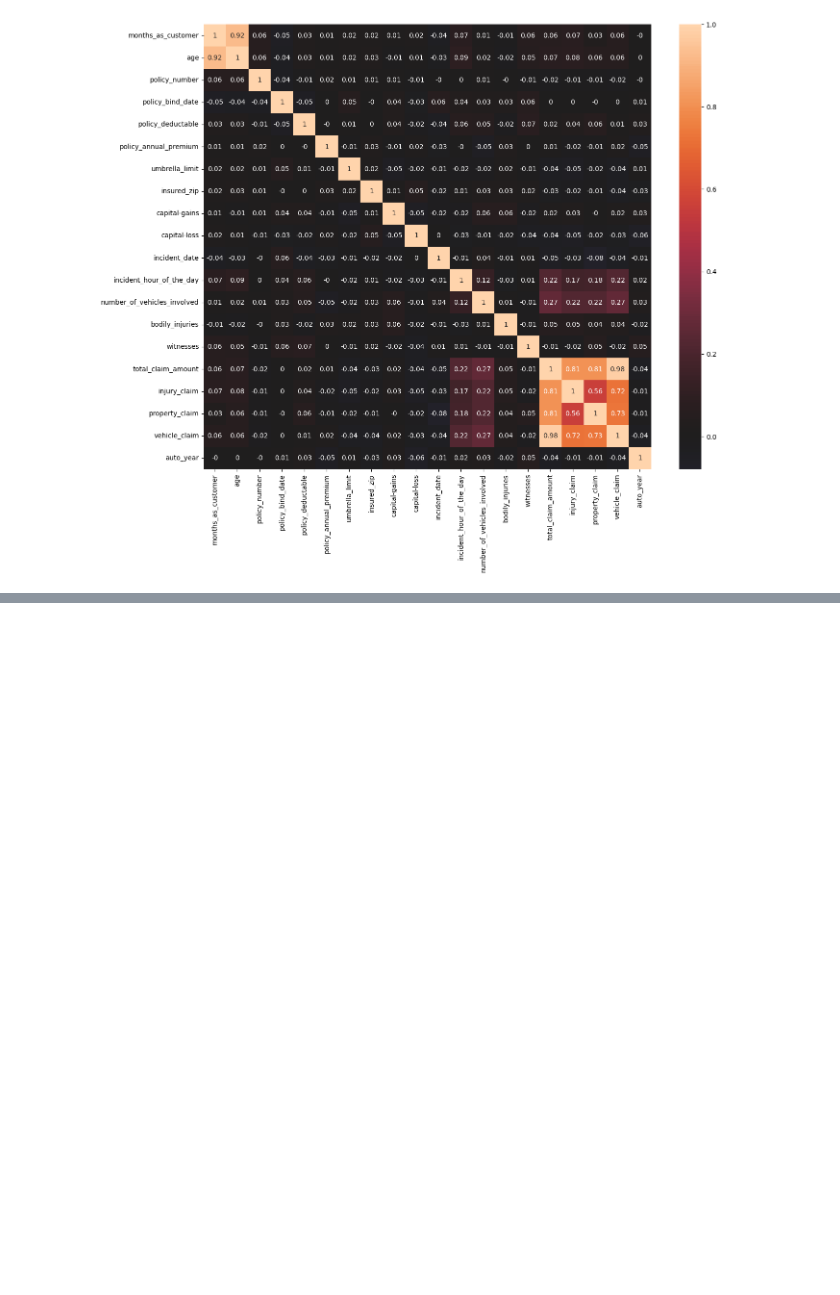
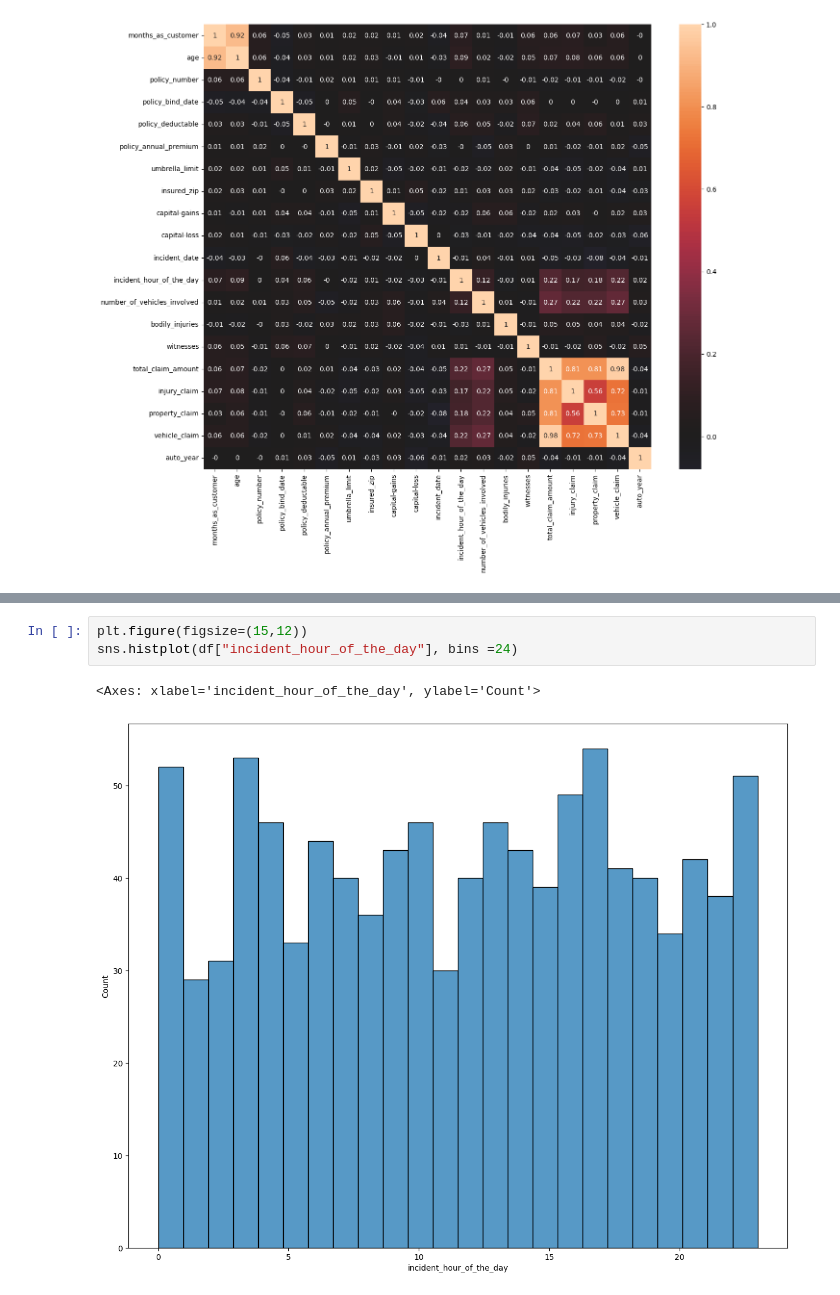
Before and after one commit to BertrandTcheuffa/claim_predict, a Jupyter notebook: data_prep.ipynb, the cells around one changed output, grey strips where cells are left out. Drawn from its saved outputs; the diff is of its cells as text; blank space fills up the shorter version.

```diff
--- a/data_prep.ipynb
+++ b/data_prep.ipynb
@@ -159,0 +192,6 @@ sns.heatmap(np.round(df[expl_col].corr(),2), annot=True, center =0);
+# %%
+plt.figure(figsize=(15,12))
+sns.histplot(df["incident_hour_of_the_day"], bins =24)
+# %% [output]
+<Axes: xlabel='incident_hour_of_the_day', ylabel='Count'>
+[figure, added]
```
Also changed, not shown: parts of 6 cells of this notebook.
